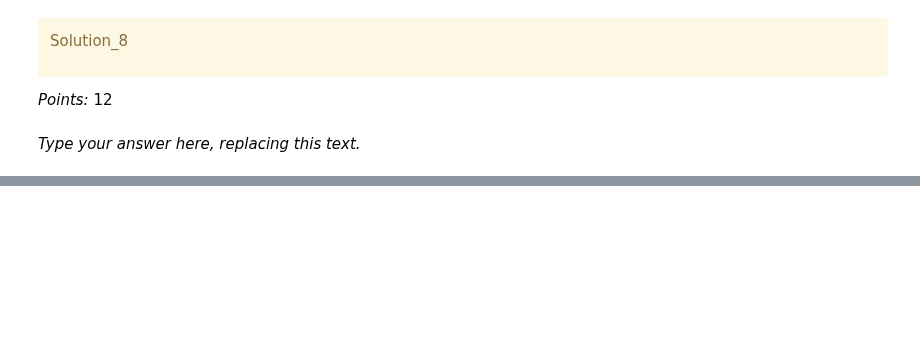
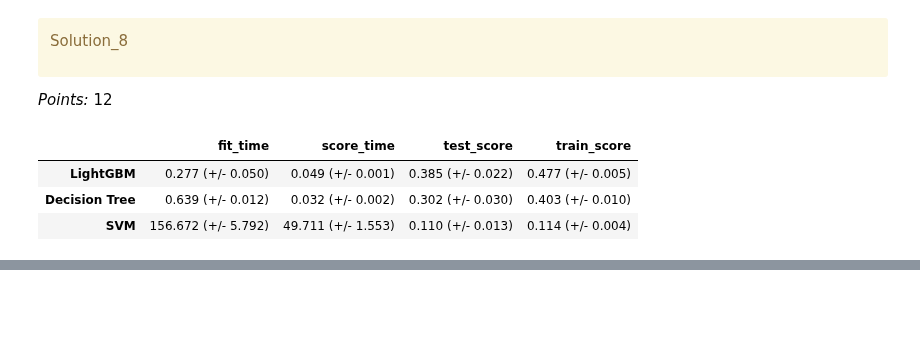
Before and after one commit to angelalmachado/cpsc330hw, a Jupyter notebook: hw5/hw5.ipynb, the cells around one changed output, grey strips where cells are left out. Drawn from its saved outputs; the diff is of its cells as text; code cells hidden in the pictures; blank space fills up the shorter version.

```diff
--- a/hw5/hw5.ipynb
+++ b/hw5/hw5.ipynb
@@ -547,7 +551,39 @@ Solution_8
 </div>
 
 _Points:_ 12
-# %% [markdown]
-_Type your answer here, replacing this text._
+# %%
+from lightgbm.sklearn import LGBMRegressor
+from sklearn.tree import DecisionTreeRegressor
+from sklearn.svm import SVR
+
+# 1. LightGBM Regressor (Tree-based ensemble model)
+# 2. Decision Tree
+# 3. SVM (SVR)
+
+pipe_lgbm = make_pipeline(
+    preprocessor, LGBMRegressor(random_state=123, verbose=-1, max_depth=10)
+)
+
+pipe_dt = make_pipeline(preprocessor, DecisionTreeRegressor(random_state=123, max_depth = 10))
+
+pipe_svm = make_pipeline(preprocessor, SVR(gamma=0.01))
+
+classifiers = {
+    "LightGBM": pipe_lgbm,
+    "Decision Tree": pipe_dt,
+    "SVM": pipe_svm,
+}
+
+other_model_results = {}
+
+for (name, pipe_other) in classifiers.items():
+    other_model_results[name] = mean_std_cross_val_scores(pipe_other, X_train, y_train, cv=5, return_train_score=True)
+
+pd.DataFrame(other_model_results).T
+# %% [output]
+|  | fit_time | score_time | test_score | train_score |
+| LightGBM | 0.277 (+/- 0.050) | 0.049 (+/- 0.001) | 0.385 (+/- 0.022) | 0.477 (+/- 0.005) |
+| Decision Tree | 0.639 (+/- 0.012) | 0.032 (+/- 0.002) | 0.302 (+/- 0.030) | 0.403 (+/- 0.010) |
+| SVM | 156.672 (+/- 5.792) | 49.711 (+/- 1.553) | 0.110 (+/- 0.013) | 0.114 (+/- 0.004) |
 # %%
 ...
```
Also changed, not shown: parts of 40 cells of this notebook, 1 other file.
